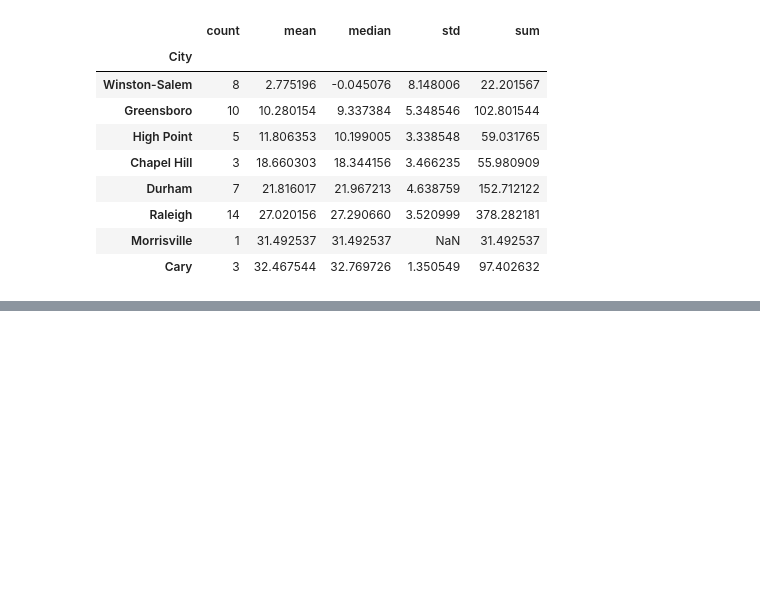
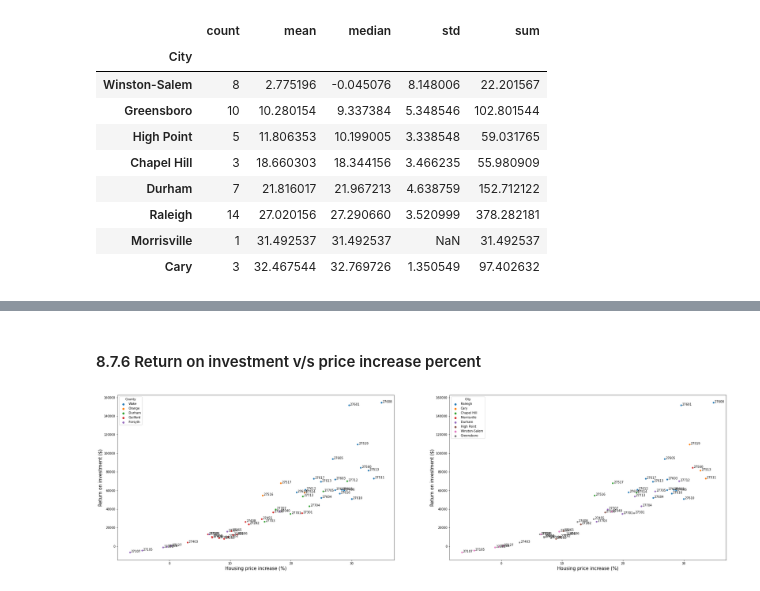
Before and after one commit to saychelsea11/north_carolina_best_real_estate_locations, a Jupyter notebook: nc_housing_data_best_locations.ipynb, the cells around one changed output, grey strips where cells are left out. Saved outputs shown, nothing was run; the diff lists cells and outputs as text; code cells hidden in the pictures; blank space fills up the shorter version.

```diff
--- a/nc_housing_data_best_locations.ipynb
+++ b/nc_housing_data_best_locations.ipynb
@@ -536,0 +648,6 @@ uni_scatterplot(df_zillow,'PriceIncreaseYearly','Housing price increase yearly (
+# %% [markdown]
+#### 8.7.6 Return on investment v/s price increase percent
+# %%
+bi_scatterplot(df_zillow_10yr,'PriceIncreasePerc','ReturnOnInvestment','Housing price increase (%)','Return on investment ($)')
+# %% [output]
+[figure, added]
```
Also changed, not shown: parts of 25 cells of this notebook.
